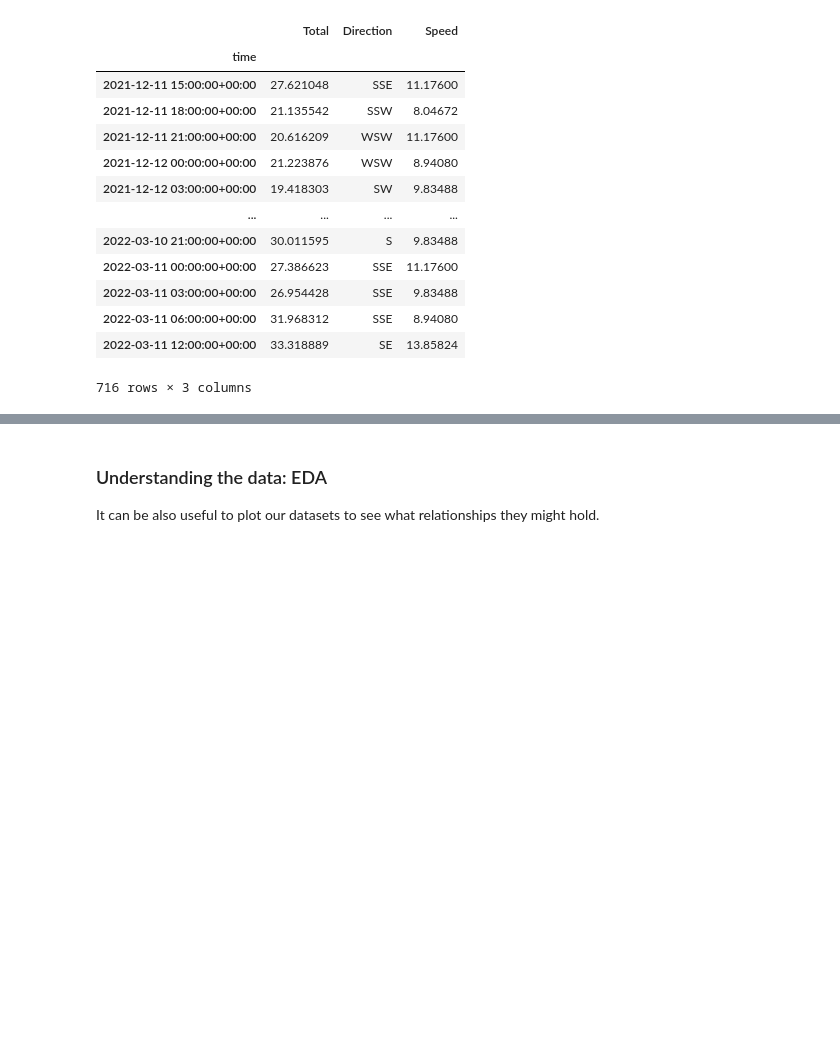
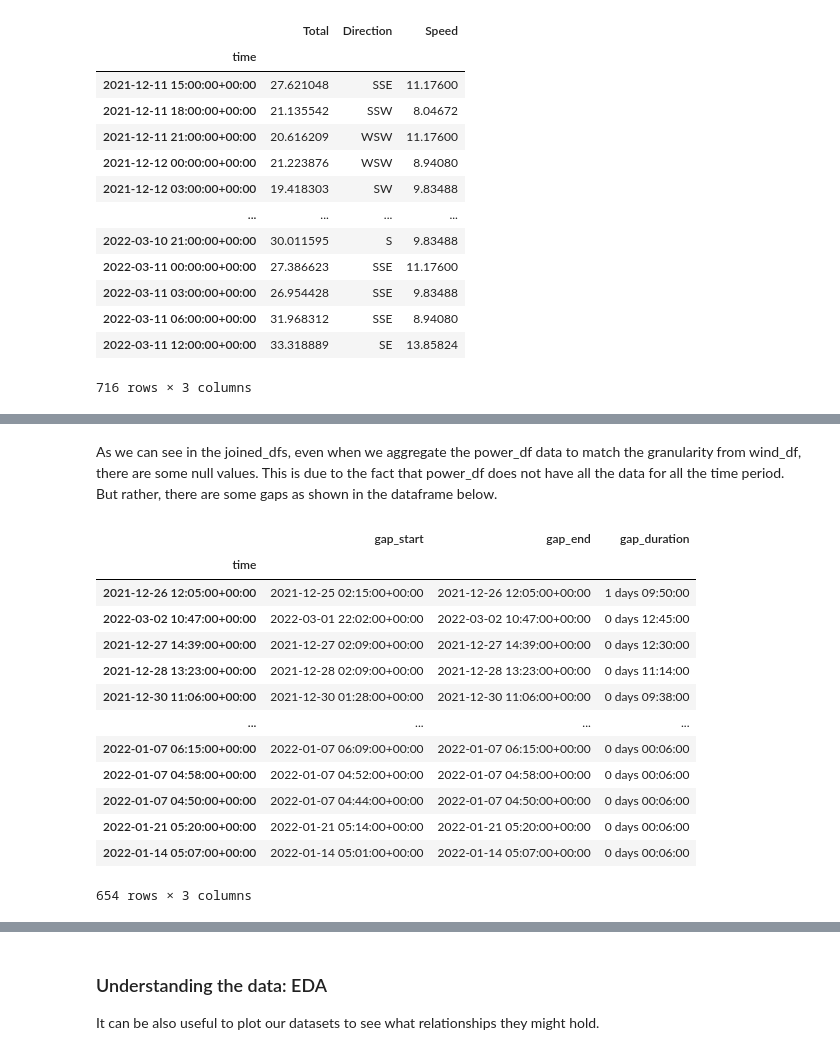
Before and after one commit to fernandoitu/Assignment1_bigdata_management, a Jupyter notebook: exploration.ipynb, the cells around one changed output, grey strips where cells are left out. Saved outputs shown, nothing was run; the diff lists cells and outputs as text; code cells hidden in the pictures; blank space fills up the shorter version.

```diff
--- a/exploration.ipynb
+++ b/exploration.ipynb
@@ -225,0 +231,32 @@ memory usage: 23.9 KB
+# %% [markdown]
+As we can see in the joined_dfs, even when we aggregate the power_df data to match the granularity from wind_df, there are some null values. This is due to the fact that
+power_df does not have all the data for all the time period. But rather, there are some gaps as shown in the dataframe below.
+# %%
+# Analysing data gaps in the power_df
+
+power_df = power_df.sort_index()
+time_diff = power_df.index.to_series().diff()
+
+gaps = pd.DataFrame({
+    "gap_start": power_df.index[:-1],
+    "gap_end": power_df.index[1:],
+    "gap_duration": time_diff[1:]
+})
+
+large_gaps = gaps[gaps["gap_duration"]>pd.Timedelta(minutes=5)]
+large_gaps.sort_values(by=["gap_duration"], ascending=False)
+# %% [output]
+|  | gap_start | gap_end | gap_duration |
+| time |  |  |  |
+| 2021-12-26 12:05:00+00:00 | 2021-12-25 02:15:00+00:00 | 2021-12-26 12:05:00+00:00 | 1 days 09:50:00 |
+| 2022-03-02 10:47:00+00:00 | 2022-03-01 22:02:00+00:00 | 2022-03-02 10:47:00+00:00 | 0 days 12:45:00 |
+| 2021-12-27 14:39:00+00:00 | 2021-12-27 02:09:00+00:00 | 2021-12-27 14:39:00+00:00 | 0 days 12:30:00 |
+| 2021-12-28 13:23:00+00:00 | 2021-12-28 02:09:00+00:00 | 2021-12-28 13:23:00+00:00 | 0 days 11:14:00 |
+| 2021-12-30 11:06:00+00:00 | 2021-12-30 01:28:00+00:00 | 2021-12-30 11:06:00+00:00 | 0 days 09:38:00 |
+| ... | ... | ... | ... |
+| 2022-01-07 06:15:00+00:00 | 2022-01-07 06:09:00+00:00 | 2022-01-07 06:15:00+00:00 | 0 days 00:06:00 |
+| 2022-01-07 04:58:00+00:00 | 2022-01-07 04:52:00+00:00 | 2022-01-07 04:58:00+00:00 | 0 days 00:06:00 |
+| 2022-01-07 04:50:00+00:00 | 2022-01-07 04:44:00+00:00 | 2022-01-07 04:50:00+00:00 | 0 days 00:06:00 |
+| 2022-01-21 05:20:00+00:00 | 2022-01-21 05:14:00+00:00 | 2022-01-21 05:20:00+00:00 | 0 days 00:06:00 |
+| 2022-01-14 05:07:00+00:00 | 2022-01-14 05:01:00+00:00 | 2022-01-14 05:07:00+00:00 | 0 days 00:06:00 |
+654 rows × 3 columns
```
Also changed, not shown: parts of 20 cells of this notebook.
